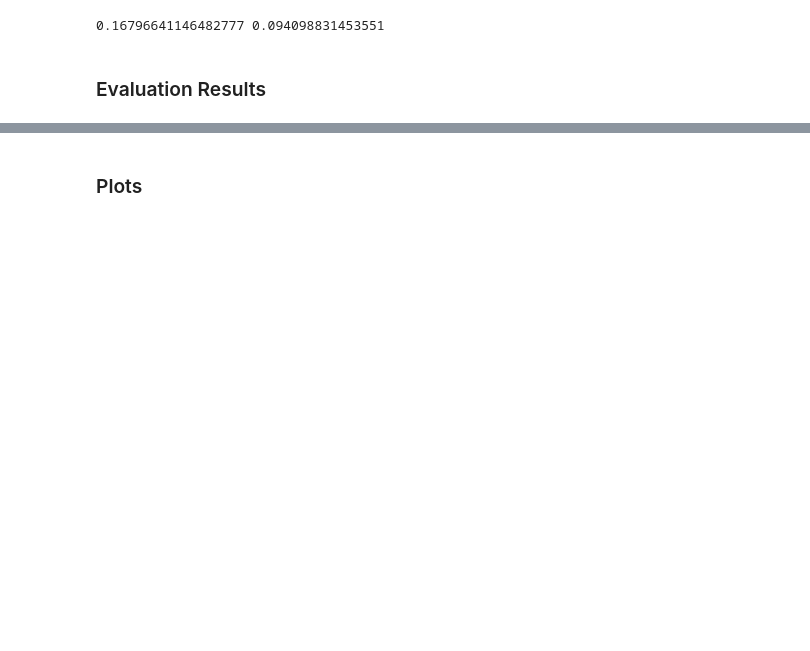
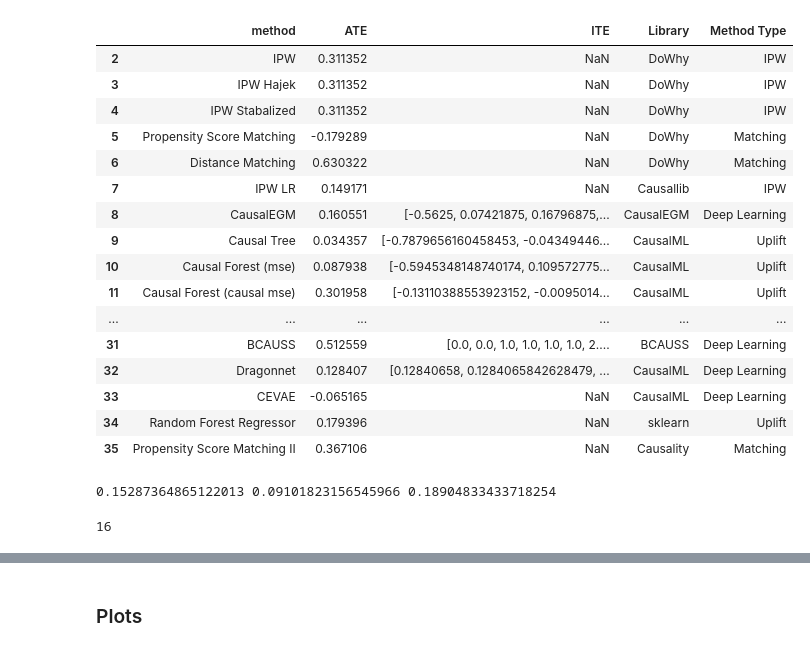
Before and after one commit to Mals77/master-thesis, a Jupyter notebook: results.ipynb, the cells around one changed output, grey strips where cells are left out. Cells and saved outputs as stored; diff of their text form; code cells hidden in the pictures; blank space fills up the shorter version.

```diff
--- a/results.ipynb
+++ b/results.ipynb
@@ -102,12 +50,44 @@ bpi2017_result
+# %%
+bpi2017_result = bpi2017_result.drop(bpi2017_result.index[:2])
+bpi2017_result
+# %% [output]
+|  | method | ATE | ITE | Library | Method Type |
+| 2 | IPW | 0.311352 | NaN | DoWhy | IPW |
+| 3 | IPW Hajek | 0.311352 | NaN | DoWhy | IPW |
+| 4 | IPW Stabalized | 0.311352 | NaN | DoWhy | IPW |
+| 5 | Propensity Score Matching | -0.179289 | NaN | DoWhy | Matching |
+| 6 | Distance Matching | 0.630322 | NaN | DoWhy | Matching |
+| 7 | IPW LR | 0.149171 | NaN | Causallib | IPW |
+| 8 | CausalEGM | 0.160551 | [-0.5625, 0.07421875, 0.16796875,... | CausalEGM | Deep Learning |
+| 9 | Causal Tree | 0.034357 | [-0.7879656160458453, -0.04349446... | CausalML | Uplift |
+| 10 | Causal Forest (mse) | 0.087938 | [-0.5945348148740174, 0.109572775... | CausalML | Uplift |
+| 11 | Causal Forest (causal mse) | 0.301958 | [-0.13110388553923152, -0.0095014... | CausalML | Uplift |
+| ... | ... | ... | ... | ... | ... |
+| 31 | BCAUSS | 0.512559 | [0.0, 0.0, 1.0, 1.0, 1.0, 1.0, 2.... | BCAUSS | Deep Learning |
+| 32 | Dragonnet | 0.128407 | [0.12840658, 0.1284065842628479, ... | CausalML | Deep Learning |
+| 33 | CEVAE | -0.065165 | NaN | CausalML | Deep Learning |
+| 34 | Random Forest Regressor | 0.179396 | NaN | sklearn | Uplift |
+| 35 | Propensity Score Matching II | 0.367106 | NaN | Causality | Matching |
 # %%
 ate_mean = bpi2017_result["ATE"].mean()
 ate_median = bpi2017_result["ATE"].median()
-print(ate_mean, ate_median)
+ate_std = bpi2017_result["ATE"].std()
+print(ate_mean, ate_median, ate_std)
 # %% [output]
-0.16796641146482777 0.094098831453551
+0.15287364865122013 0.09101823156545966 0.18904833433718254
+# %%
+values_between_quartiles = 0
+row_first_quartile = bpi2017_result["ATE"].quantile(0.25)
+row_third_quartile = bpi2017_result["ATE"].quantile(0.75)
+
+# Count how many values lie between the first and third quartiles
+for ate in bpi2017_result["ATE"]:
+    if (ate > row_first_quartile) & (ate < row_third_quartile):
+        values_between_quartiles+=1
+values_between_quartiles
+# %% [output]
+16
 # %%
 %store -r bpi2017_result
 # %%
 bpi2017_result.to_csv('df_results_types.csv', index=False)
-# %% [markdown]
-### Evaluation Results
```
Also changed, not shown: parts of 11 cells of this notebook, 4 other files.
